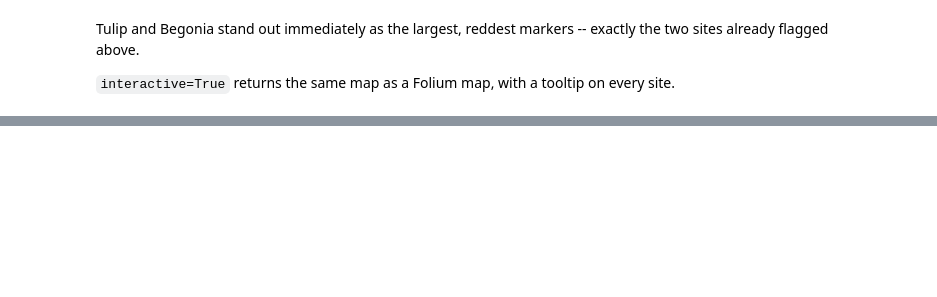
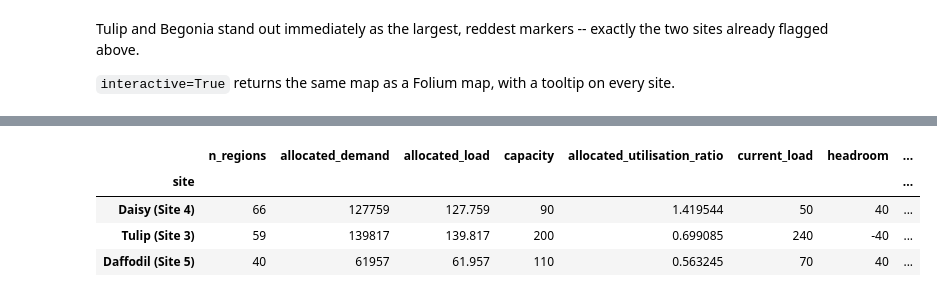
Before and after one commit to hsma-tools/lokigi, a Jupyter notebook: examples/location/site_utilisation/index.ipynb, the cells around one changed output, grey strips where cells are left out. Cells and saved outputs as stored; diff of their text form; code cells hidden in the pictures; blank space fills up the shorter version.

```diff
--- a/examples/location/site_utilisation/index.ipynb
+++ b/examples/location/site_utilisation/index.ipynb
@@ -126,0 +165,9 @@ problem.plot_site_utilisation(add_basemap=True, show_labels=True, interactive=Tr
+# %%
+capacity_summary_adjusted = solutions.site_capacity_summary(demand_to_capacity_rate=0.001)
+capacity_summary_adjusted.sort_values("allocated_utilisation_ratio", ascending=False)
+# %% [output]
+|  | n_regions | allocated_demand | allocated_load | capacity | allocated_utilisation_ratio | current_load | headroom | ... |
+| site |  |  |  |  |  |  |  | ... |
+| Daisy (Site 4) | 66 | 127759 | 127.759 | 90 | 1.419544 | 50 | 40 | ... |
+| Tulip (Site 3) | 59 | 139817 | 139.817 | 200 | 0.699085 | 240 | -40 | ... |
+| Daffodil (Site 5) | 40 | 61957 | 61.957 | 110 | 0.563245 | 70 | 40 | ... |
```
Also changed, not shown: parts of 17 cells of this notebook, 18 other files.
